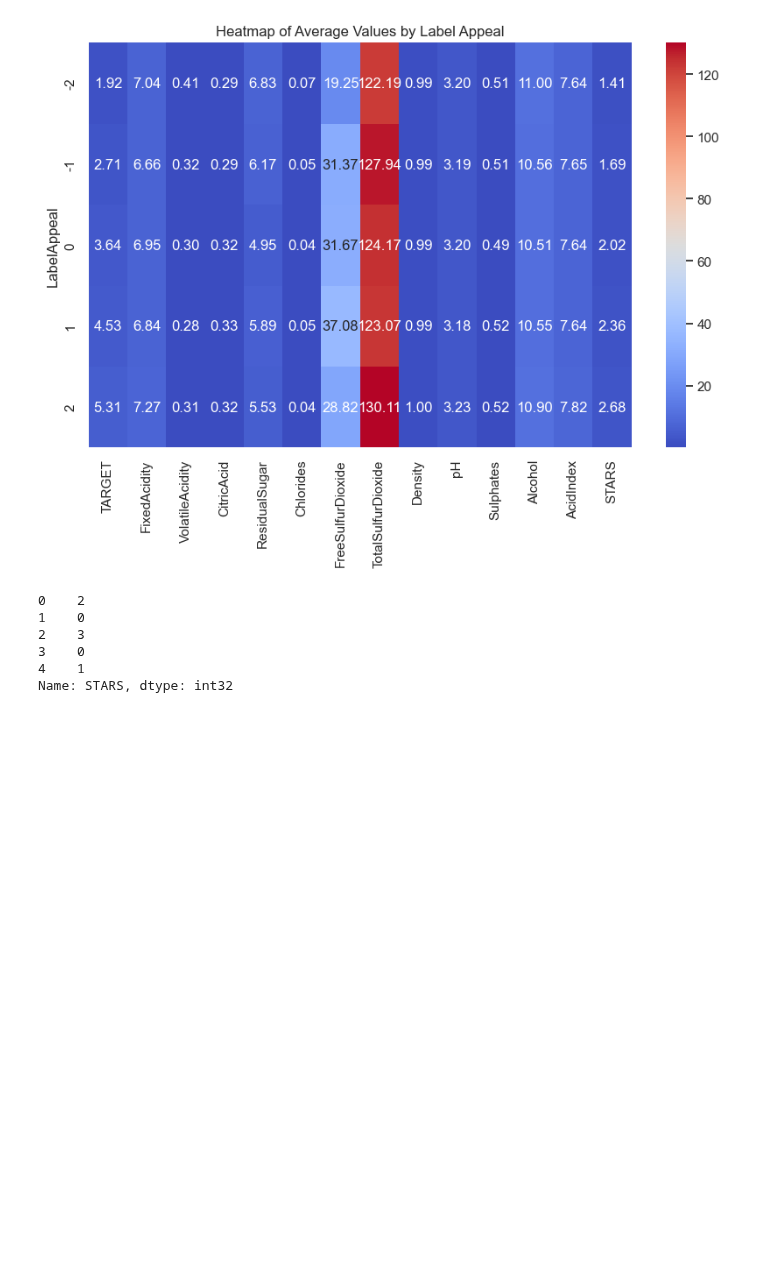
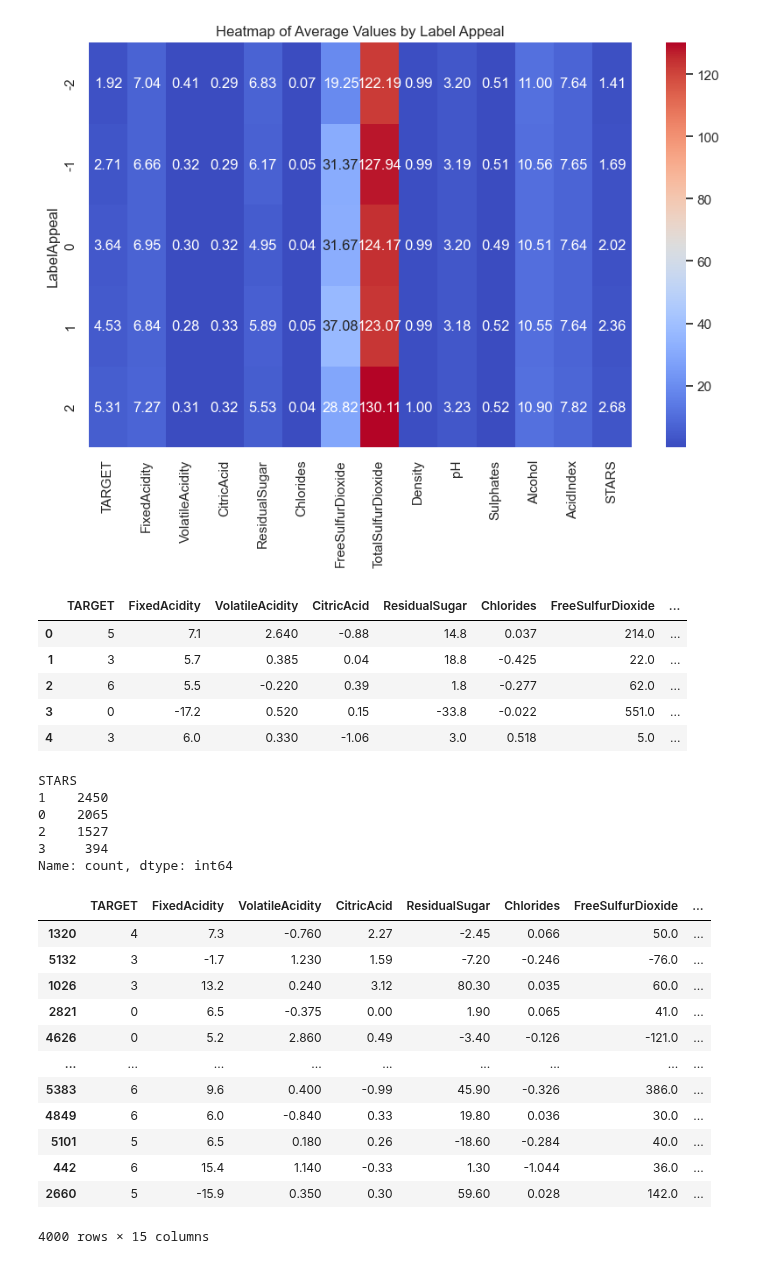
Before and after one commit to symcd2020/Machine-Learning-Project, a Jupyter notebook: WORK_WINE_Lori.ipynb, the cells around one changed output. Drawn from its saved outputs; the diff is of its cells as text; code cells hidden in the pictures; blank space fills up the shorter version.

```diff
--- a/WORK_WINE_Lori.ipynb
+++ b/WORK_WINE_Lori.ipynb
@@ -149,13 +149,45 @@ from sklearn.preprocessing import StandardScaler
 from sklearn.model_selection import train_test_split
 # %%
 df['STARS'] = df['STARS'].astype('int') -1
-df['STARS'].head()
+df.head()
 # %% [output]
-0    2
-1    0
-2    3
-3    0
-4    1
-Name: STARS, dtype: int32
+|  | TARGET | FixedAcidity | VolatileAcidity | CitricAcid | ResidualSugar | Chlorides | FreeSulfurDioxide | ... |
+| 0 | 5 | 7.1 | 2.640 | -0.88 | 14.8 | 0.037 | 214.0 | ... |
+| 1 | 3 | 5.7 | 0.385 | 0.04 | 18.8 | -0.425 | 22.0 | ... |
+| 2 | 6 | 5.5 | -0.220 | 0.39 | 1.8 | -0.277 | 62.0 | ... |
+| 3 | 0 | -17.2 | 0.520 | 0.15 | -33.8 | -0.022 | 551.0 | ... |
+| 4 | 3 | 6.0 | 0.330 | -1.06 | 3.0 | 0.518 | 5.0 | ... |
+# %%
+df['STARS'].value_counts()
+# %% [output]
+STARS
+1    2450
+0    2065
+2    1527
+3     394
+Name: count, dtype: int64
+# %%
+df0 = df[df['STARS'] == 0].sample(1000, random_state=1, replace=True)
+df1 = df[df['STARS'] == 1].sample(1000, random_state=1, replace=True)
+df2 = df[df['STARS'] == 2].sample(1000, random_state=1, replace=True)
+df3 = df[df['STARS'] == 3].sample(1000, random_state=1, replace=True)
+
+df_all = pd.concat([df0,df1,df2,df3], axis=0)
+
+df_all
+# %% [output]
+|  | TARGET | FixedAcidity | VolatileAcidity | CitricAcid | ResidualSugar | Chlorides | FreeSulfurDioxide | ... |
+| 1320 | 4 | 7.3 | -0.760 | 2.27 | -2.45 | 0.066 | 50.0 | ... |
+| 5132 | 3 | -1.7 | 1.230 | 1.59 | -7.20 | -0.246 | -76.0 | ... |
+| 1026 | 3 | 13.2 | 0.240 | 3.12 | 80.30 | 0.035 | 60.0 | ... |
+| 2821 | 0 | 6.5 | -0.375 | 0.00 | 1.90 | 0.065 | 41.0 | ... |
+| 4626 | 0 | 5.2 | 2.860 | 0.49 | -3.40 | -0.126 | -121.0 | ... |
+| ... | ... | ... | ... | ... | ... | ... | ... | ... |
+| 5383 | 6 | 9.6 | 0.400 | -0.99 | 45.90 | -0.326 | 386.0 | ... |
+| 4849 | 6 | 6.0 | -0.840 | 0.33 | 19.80 | 0.036 | 30.0 | ... |
+| 5101 | 5 | 6.5 | 0.180 | 0.26 | -18.60 | -0.284 | 40.0 | ... |
+| 442 | 6 | 15.4 | 1.140 | -0.33 | 1.30 | -1.044 | 36.0 | ... |
+| 2660 | 5 | -15.9 | 0.350 | 0.30 | 59.60 | 0.028 | 142.0 | ... |
+4000 rows × 15 columns
 # %%
 # X variable is target
```
Also changed, not shown: parts of 24 cells of this notebook.
